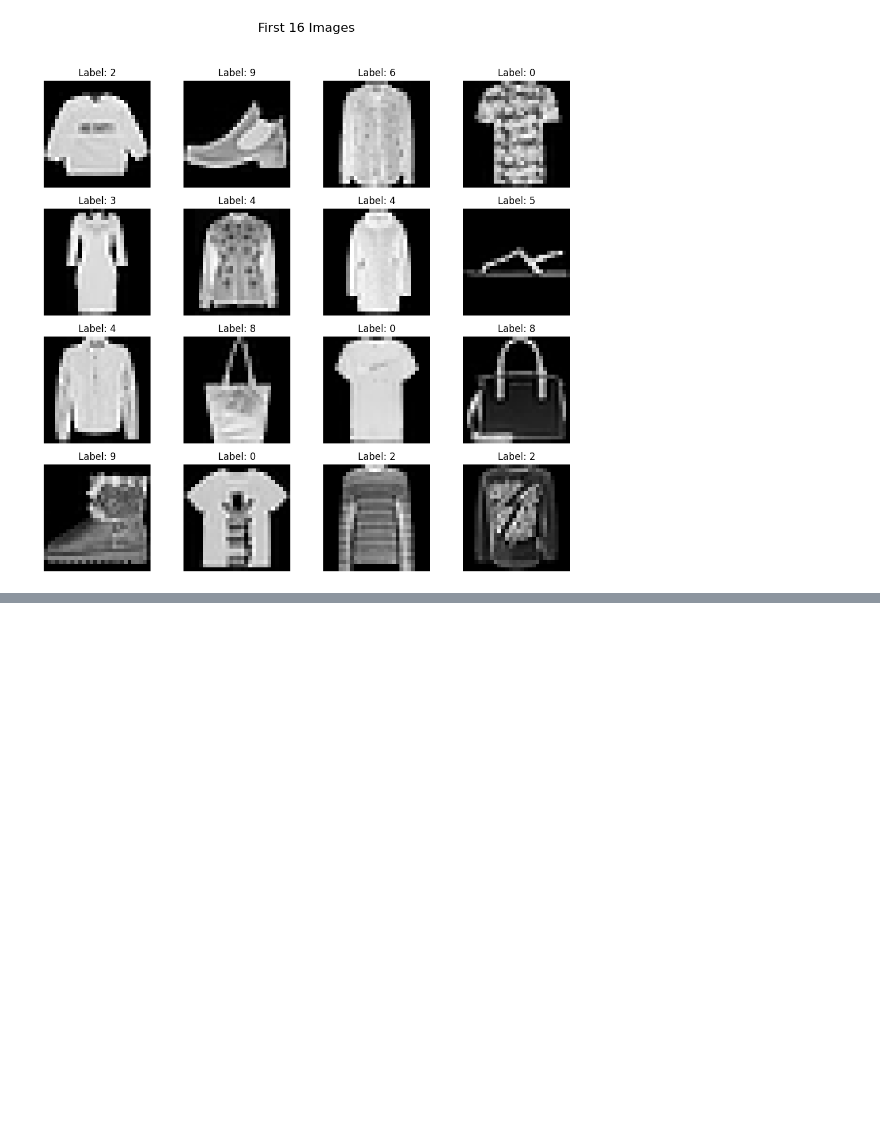
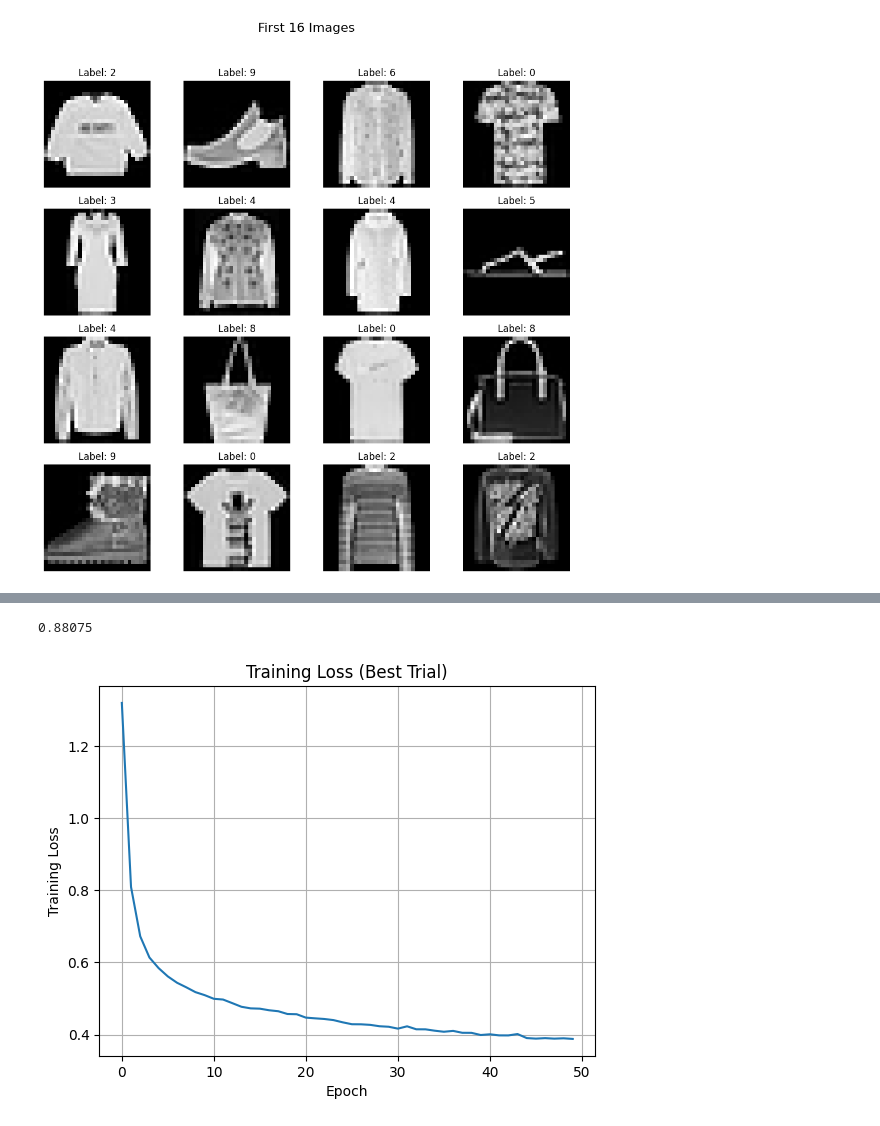
Before and after one commit to caffeicsatyam/PytorchLearning, a Jupyter notebook: BuildingNNwithGPU.ipynb, the cells around one changed output, grey strips where cells are left out. Saved outputs shown, nothing was run; the diff lists cells and outputs as text; code cells hidden in the pictures; blank space fills up the shorter version.

```diff
--- a/BuildingNNwithGPU.ipynb
+++ b/BuildingNNwithGPU.ipynb
@@ -80,0 +200,3 @@ test_loader = DataLoader(test_dataset, batch_size=128, shuffle=False, pin_memory
+# %%
+study = optuna.create_study(direction="maximize")
+study.optimize(Objective, n_trials=10)
@@ -80,0 +215,3 @@ test_loader = DataLoader(test_dataset, batch_size=128, shuffle=False, pin_memory
+# %%
+best_trial = study.best_trial
+losses = best_trial.user_attrs["train_losses"]
@@ -81 +229,14 @@ test_loader = DataLoader(test_dataset, batch_size=128, shuffle=False, pin_memory
+# %%
+study.best_value
+# %% [output]
+0.88075
+# %%
+plt.plot(losses)
+plt.xlabel("Epoch")
+plt.ylabel("Training Loss")
+plt.title("Training Loss (Best Trial)")
+plt.grid(True)
+plt.show()
+# %% [output]
+[figure, added]
 # %%
```
Also changed, not shown: parts of 14 cells of this notebook, 1 other file.
